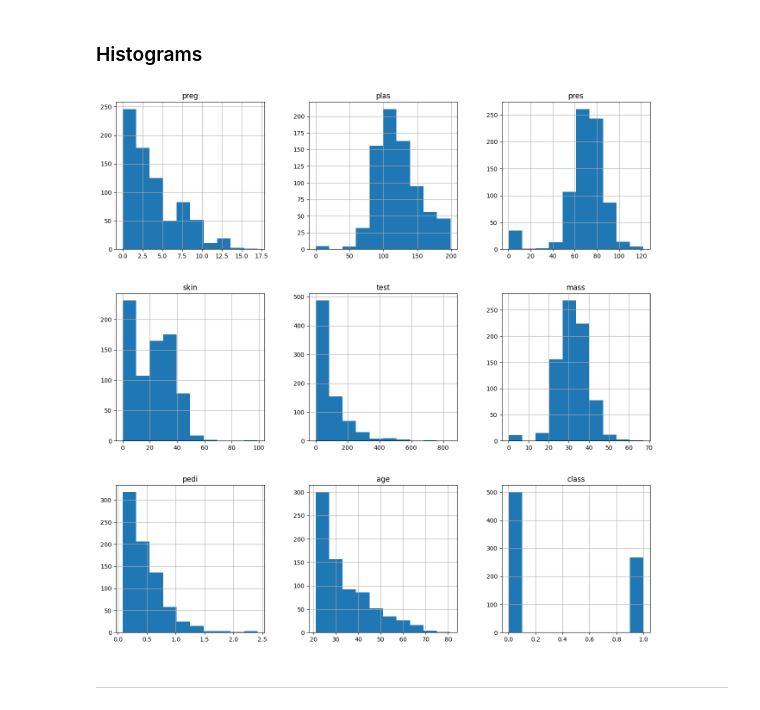
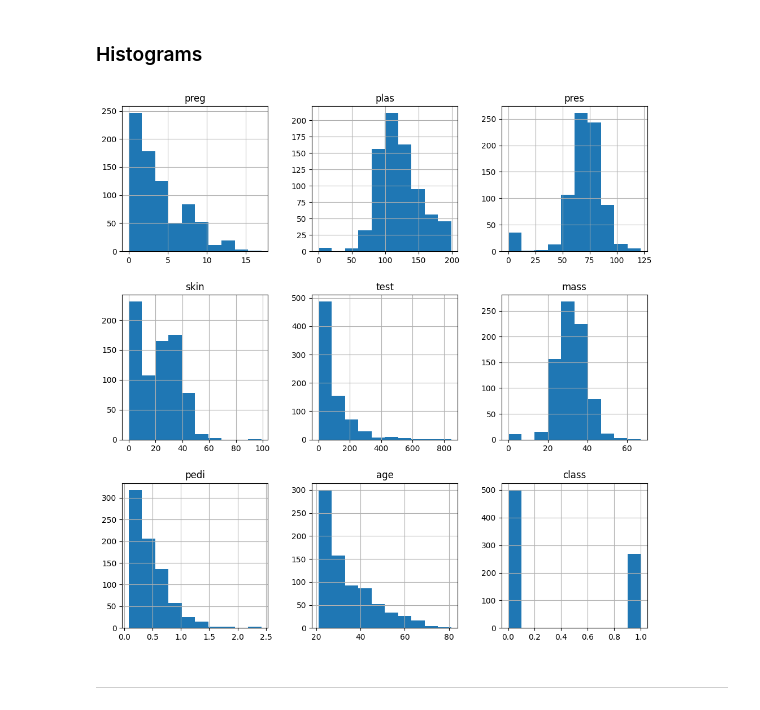
Before and after one commit to dbonacorsi/AML-Basic, a Jupyter notebook: AMLBas_3_DataPrep_ExploreData_part2.ipynb, the cells around one changed output. Cells and saved outputs as stored; diff of their text form; code cells hidden in the pictures.

```diff
--- a/AMLBas_3_DataPrep_ExploreData_part2.ipynb
+++ b/AMLBas_3_DataPrep_ExploreData_part2.ipynb
@@ -43,11 +43,11 @@ data
 # %%
 from matplotlib import pyplot
 # %%
+pyplot.rcParams["figure.figsize"] = [12,12]
 data.hist()
-pyplot.rcParams["figure.figsize"] = [16,16]
 pyplot.show()
 # %% [output]
-[figure, old version]
+[figure, new version]
 # %% [markdown]
 ---
 # %% [markdown]
```
Also changed, not shown: parts of 2 cells of this notebook.
